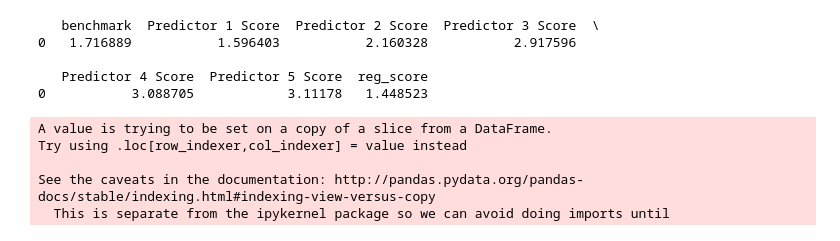
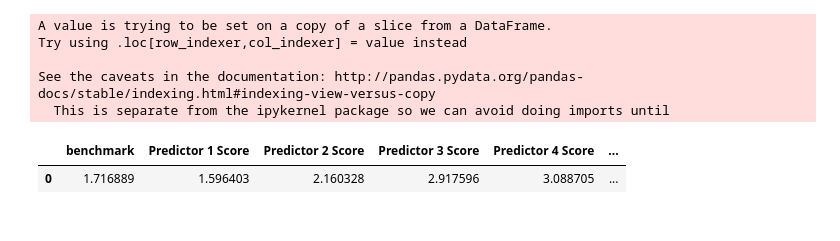
Before and after one commit to NgCalvin/BigDataProject, a Jupyter notebook: notebooks/result_summary.ipynb, the cells around one changed output. Drawn from its saved outputs; the diff is of its cells as text; code cells hidden in the pictures.

```diff
--- a/notebooks/result_summary.ipynb
+++ b/notebooks/result_summary.ipynb
@@ -2,20 +2,13 @@
 import pandas as pd
 import matplotlib.pyplot as plt
 
-df_3 = pd.read_csv('predict_30_3_with_reg.csv')
+input_file = 'predict_30_3_with_reg.csv'
+df = pd.read_csv(input_file)
 predictor_col = [ 'Predictor 1 Score', 'Predictor 2 Score', 'Predictor 3 Score', 'Predictor 4 Score', 'Predictor 5 Score', 'reg_score']
 flag_col = ['1_found_flag', '2_found_flag', '3_found_flag', '4_found_flag', '5_found_flag']
 
-df_3_stat = df_3[['Score']+predictor_col]
+df_stat = df[['Score']+predictor_col]
 
-# error
-for col in predictor_col:
-    df_3_stat[col] = df_3_stat[col] - df_3_stat['Score']
-
-for col in predictor_col:
-    plt.hist(df_3_stat[col])
-    plt.title(col+' Error')
-    plt.xlabel('error')
-    plt.ylabel('occurance')
-    plt.show()
+# found %
+print df[flag_col].mean()
 # %% [output]
@@ -32,0 +21,12 @@ See the caveats in the documentation: http://pandas.pydata.org/pandas-docs/stabl
+# %%
+# error
+for col in predictor_col:
+    df_stat[col] = df_stat[col] - df_stat['Score']
+
+
+for col in predictor_col:
+    plt.hist(df_stat[col])
+    plt.title(col+' Error')
+    plt.xlabel('error')
+    plt.ylabel('occurance')
+    plt.show()
@@ -33,28 +45,25 @@ See the caveats in the documentation: http://pandas.pydata.org/pandas-docs/stabl
 # %%
 # mean sq error
 for col in predictor_col:
-    df_3_stat[col] = df_3_stat[col] ** 2
-mean_sq_error = df_3_stat[predictor_col].sum() / df_3_stat['Score'].size
+    df_stat[col] = df_stat[col] ** 2
+mean_sq_error = df_stat[predictor_col].sum() / df_stat['Score'].size
 
 
 
-benchmark =  df_3['Score'] - df_3['Score'].mean()
+benchmark =  df['Score'] - df['Score'].mean()
 benchmark = benchmark ** 2
 benchmark = benchmark.sum() / benchmark.size
 
 
 summary = pd.DataFrame([benchmark], columns = ['benchmark'])
 dummy = pd.DataFrame([mean_sq_error], columns = predictor_col)
 summary = summary.join(dummy)
-print summary
+summary
 # %% [output]
-   benchmark  Predictor 1 Score  Predictor 2 Score  Predictor 3 Score  \
-0   1.716889           1.596403           2.160328           2.917596
+A value is trying to be set on a copy of a slice from a DataFrame.
+Try using .loc[row_indexer,col_indexer] = value instead
 
-   Predictor 4 Score  Predictor 5 Score  reg_score
-0           3.088705            3.11178   1.448523
+See the caveats in the documentation: http://pandas.pydata.org/pandas-docs/stable/indexing.html#indexing-view-versus-copy
+  This is separate from the ipykernel package so we can avoid doing imports until
-A value is trying to be set on a copy of a slice from a DataFrame.
-Try using .loc[row_indexer,col_indexer] = value instead
-
-See the caveats in the documentation: http://pandas.pydata.org/pandas-docs/stable/indexing.html#indexing-view-versus-copy
-  This is separate from the ipykernel package so we can avoid doing imports until
+|  | benchmark | Predictor 1 Score | Predictor 2 Score | Predictor 3 Score | Predictor 4 Score | ... |
+| 0 | 1.716889 | 1.596403 | 2.160328 | 2.917596 | 3.088705 | ... |
```
Also changed, not shown: parts of 2 cells of this notebook.
